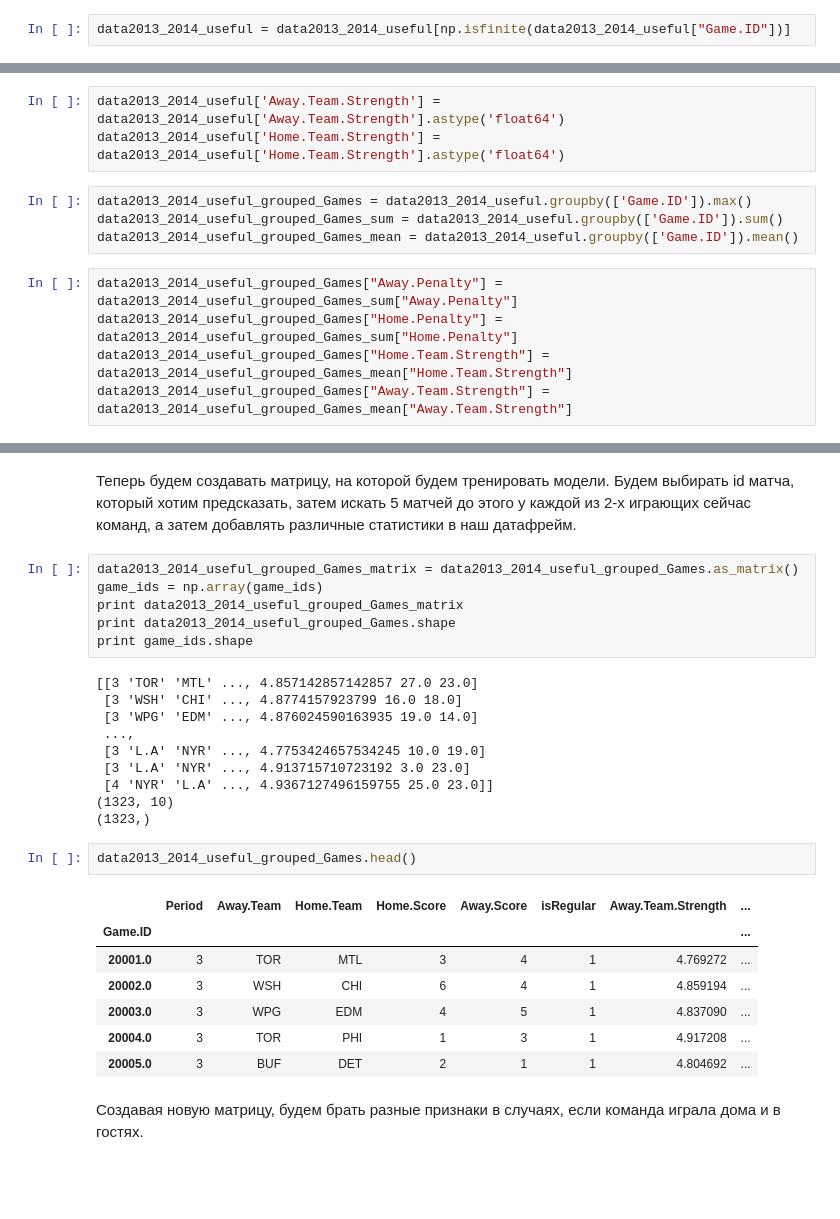
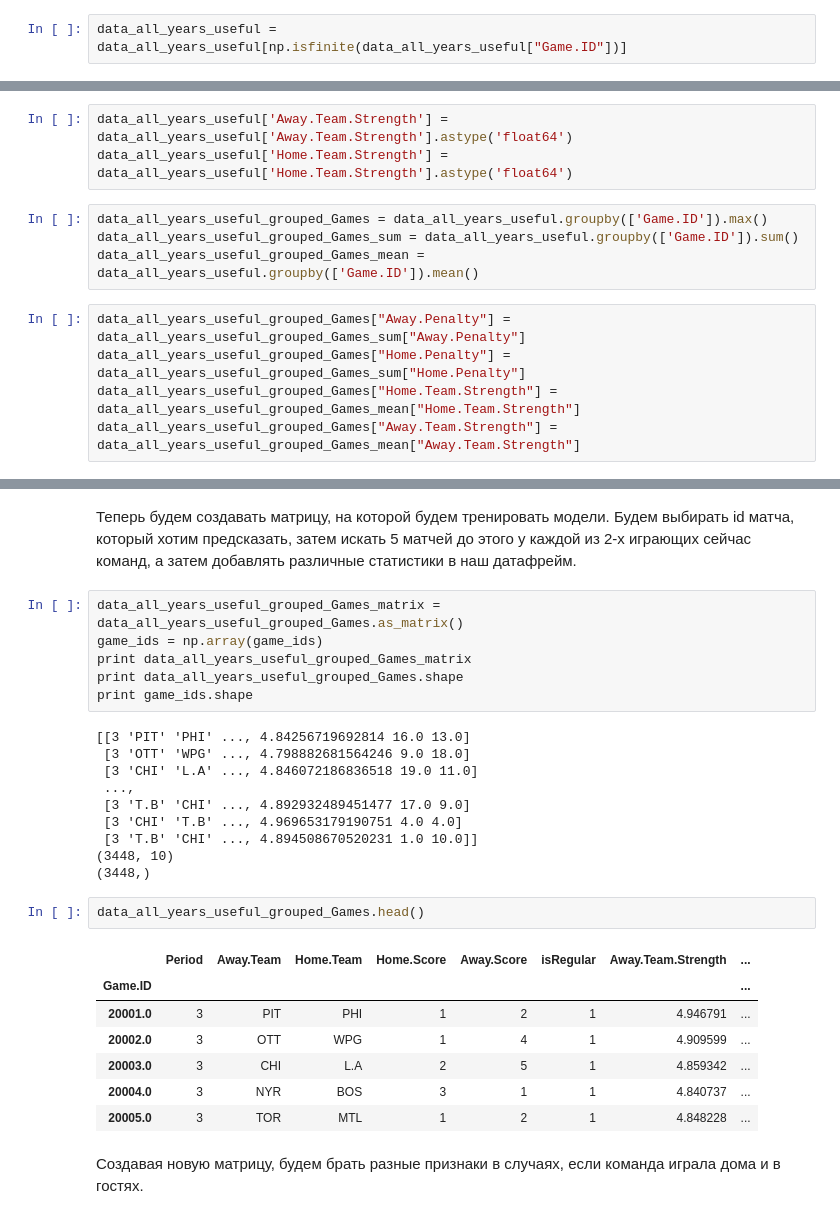
Before and after one commit to rtriangle/ICEBERG-test, a Jupyter notebook: ICEBERG-task1.ipynb, the cells around one changed output, grey strips where cells are left out. Cells and saved outputs as stored; diff of their text form; blank space fills up the shorter version.

```diff
--- a/ICEBERG-task1.ipynb
+++ b/ICEBERG-task1.ipynb
@@ -207,5 +261,5 @@ data2013_2014_useful.shape
 # %% [markdown]
 Я заметил, что есть nan в Game.ID, тяжело будет работать с такими данными, удалим их
 # %%
-data2013_2014_useful = data2013_2014_useful[np.isfinite(data2013_2014_useful["Game.ID"])]
+data_all_years_useful = data_all_years_useful[np.isfinite(data_all_years_useful["Game.ID"])]
 # %%
@@ -234,14 +288,14 @@ game_ids = data2013_2014_useful.groupby(['Game.ID']).groups.keys()
 game_ids.sort()
 # %%
-data2013_2014_useful['Away.Team.Strength'] = data2013_2014_useful['Away.Team.Strength'].astype('float64')
-data2013_2014_useful['Home.Team.Strength'] = data2013_2014_useful['Home.Team.Strength'].astype('float64')
+data_all_years_useful['Away.Team.Strength'] = data_all_years_useful['Away.Team.Strength'].astype('float64')
+data_all_years_useful['Home.Team.Strength'] = data_all_years_useful['Home.Team.Strength'].astype('float64')
 # %%
-data2013_2014_useful_grouped_Games = data2013_2014_useful.groupby(['Game.ID']).max()
-data2013_2014_useful_grouped_Games_sum = data2013_2014_useful.groupby(['Game.ID']).sum()
-data2013_2014_useful_grouped_Games_mean = data2013_2014_useful.groupby(['Game.ID']).mean()
+data_all_years_useful_grouped_Games = data_all_years_useful.groupby(['Game.ID']).max()
+data_all_years_useful_grouped_Games_sum = data_all_years_useful.groupby(['Game.ID']).sum()
+data_all_years_useful_grouped_Games_mean = data_all_years_useful.groupby(['Game.ID']).mean()
 # %%
-data2013_2014_useful_grouped_Games["Away.Penalty"] = data2013_2014_useful_grouped_Games_sum["Away.Penalty"]
-data2013_2014_useful_grouped_Games["Home.Penalty"] = data2013_2014_useful_grouped_Games_sum["Home.Penalty"]
-data2013_2014_useful_grouped_Games["Home.Team.Strength"] = data2013_2014_useful_grouped_Games_mean["Home.Team.Strength"]
-data2013_2014_useful_grouped_Games["Away.Team.Strength"] = data2013_2014_useful_grouped_Games_mean["Away.Team.Strength"]
+data_all_years_useful_grouped_Games["Away.Penalty"] = data_all_years_useful_grouped_Games_sum["Away.Penalty"]
+data_all_years_useful_grouped_Games["Home.Penalty"] = data_all_years_useful_grouped_Games_sum["Home.Penalty"]
+data_all_years_useful_grouped_Games["Home.Team.Strength"] = data_all_years_useful_grouped_Games_mean["Home.Team.Strength"]
+data_all_years_useful_grouped_Games["Away.Team.Strength"] = data_all_years_useful_grouped_Games_mean["Away.Team.Strength"]
 # %%
@@ -281,31 +335,31 @@ plt.show()
 Теперь будем создавать матрицу, на которой будем тренировать модели.
 Будем выбирать id матча, который хотим предсказать, затем искать 5 матчей до этого у каждой из 2-х играющих сейчас команд, а затем добавлять различные статистики в наш датафрейм.
 # %%
-data2013_2014_useful_grouped_Games_matrix = data2013_2014_useful_grouped_Games.as_matrix()
+data_all_years_useful_grouped_Games_matrix = data_all_years_useful_grouped_Games.as_matrix()
 game_ids = np.array(game_ids)
-print data2013_2014_useful_grouped_Games_matrix
-print data2013_2014_useful_grouped_Games.shape
+print data_all_years_useful_grouped_Games_matrix
+print data_all_years_useful_grouped_Games.shape
 print game_ids.shape
 # %% [output]
-[[3 'TOR' 'MTL' ..., 4.857142857142857 27.0 23.0]
- [3 'WSH' 'CHI' ..., 4.8774157923799 16.0 18.0]
- [3 'WPG' 'EDM' ..., 4.876024590163935 19.0 14.0]
+[[3 'PIT' 'PHI' ..., 4.84256719692814 16.0 13.0]
+ [3 'OTT' 'WPG' ..., 4.798882681564246 9.0 18.0]
+ [3 'CHI' 'L.A' ..., 4.846072186836518 19.0 11.0]
  ...,
- [3 'L.A' 'NYR' ..., 4.7753424657534245 10.0 19.0]
- [3 'L.A' 'NYR' ..., 4.913715710723192 3.0 23.0]
- [4 'NYR' 'L.A' ..., 4.9367127496159755 25.0 23.0]]
-(1323, 10)
-(1323,)
+ [3 'T.B' 'CHI' ..., 4.892932489451477 17.0 9.0]
+ [3 'CHI' 'T.B' ..., 4.969653179190751 4.0 4.0]
+ [3 'T.B' 'CHI' ..., 4.894508670520231 1.0 10.0]]
+(3448, 10)
+(3448,)
 # %%
-data2013_2014_useful_grouped_Games.head()
+data_all_years_useful_grouped_Games.head()
 # %% [output]
 |  | Period | Away.Team | Home.Team | Home.Score | Away.Score | isRegular | Away.Team.Strength | ... |
 | Game.ID |  |  |  |  |  |  |  | ... |
-| 20001.0 | 3 | TOR | MTL | 3 | 4 | 1 | 4.769272 | ... |
-| 20002.0 | 3 | WSH | CHI | 6 | 4 | 1 | 4.859194 | ... |
-| 20003.0 | 3 | WPG | EDM | 4 | 5 | 1 | 4.837090 | ... |
-| 20004.0 | 3 | TOR | PHI | 1 | 3 | 1 | 4.917208 | ... |
-| 20005.0 | 3 | BUF | DET | 2 | 1 | 1 | 4.804692 | ... |
+| 20001.0 | 3 | PIT | PHI | 1 | 2 | 1 | 4.946791 | ... |
+| 20002.0 | 3 | OTT | WPG | 1 | 4 | 1 | 4.909599 | ... |
+| 20003.0 | 3 | CHI | L.A | 2 | 5 | 1 | 4.859342 | ... |
+| 20004.0 | 3 | NYR | BOS | 3 | 1 | 1 | 4.840737 | ... |
+| 20005.0 | 3 | TOR | MTL | 1 | 2 | 1 | 4.848228 | ... |
 # %% [markdown]
 Создавая новую матрицу, будем брать разные признаки в случаях, если команда играла дома и в гостях.
 # %% [markdown]
```
Also changed, not shown: parts of 61 cells of this notebook.
